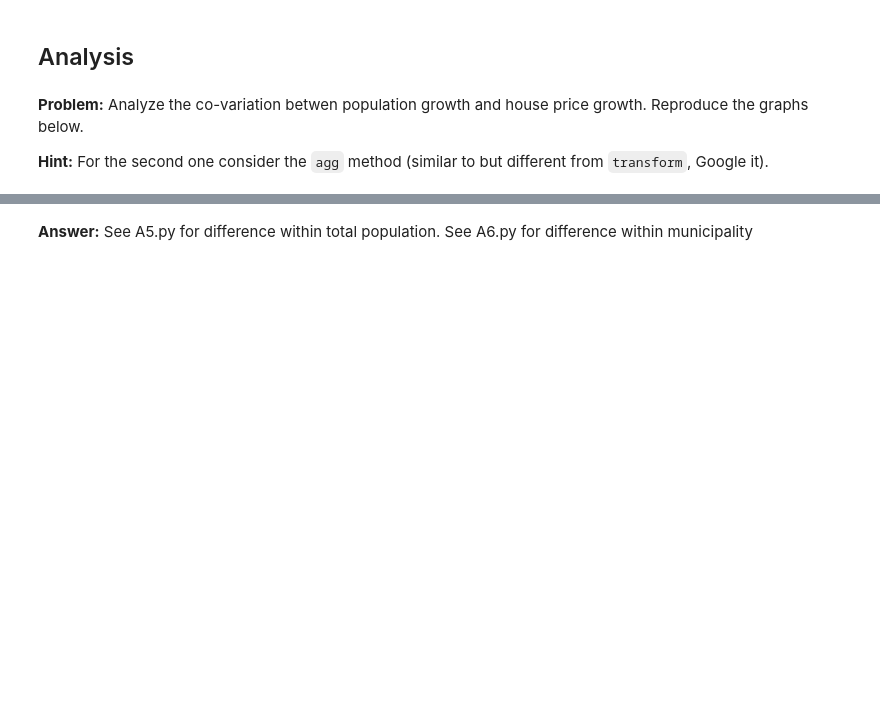
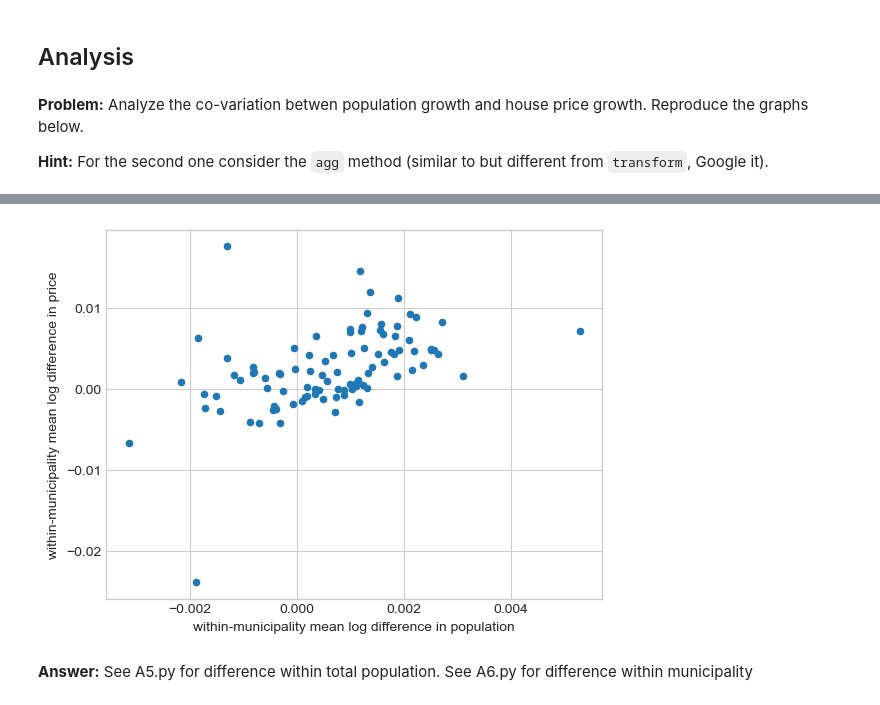
Before and after one commit to gcd196/Egen-mappe, a Jupyter notebook: Classes/7. seventh class/PS4/problem_set_4.ipynb, the cells around one changed output, grey strips where cells are left out. Cells and saved outputs as stored; diff of their text form; code cells hidden in the pictures; blank space fills up the shorter version.

```diff
--- a/Classes/7. seventh class/PS4/problem_set_4.ipynb
+++ b/Classes/7. seventh class/PS4/problem_set_4.ipynb
@@ -220,2 +327,9 @@ pop.head()
+# %%
+#Transform
+bx = full.groupby('municipality').agg(lambda x: np.mean(x.diff())).plot(x = 'log_population', y = 'log_price', kind = 'scatter');
+bx.set_xlabel('within-municipality mean log difference in population')
+bx.set_ylabel('within-municipality mean log difference in price');
+# %% [output]
+[figure, added]
 # %% [markdown]
 **Answer:** See A5.py for difference within total population. See A6.py for difference within municipality
```
Also changed, not shown: parts of 18 cells of this notebook, 1 other file.
